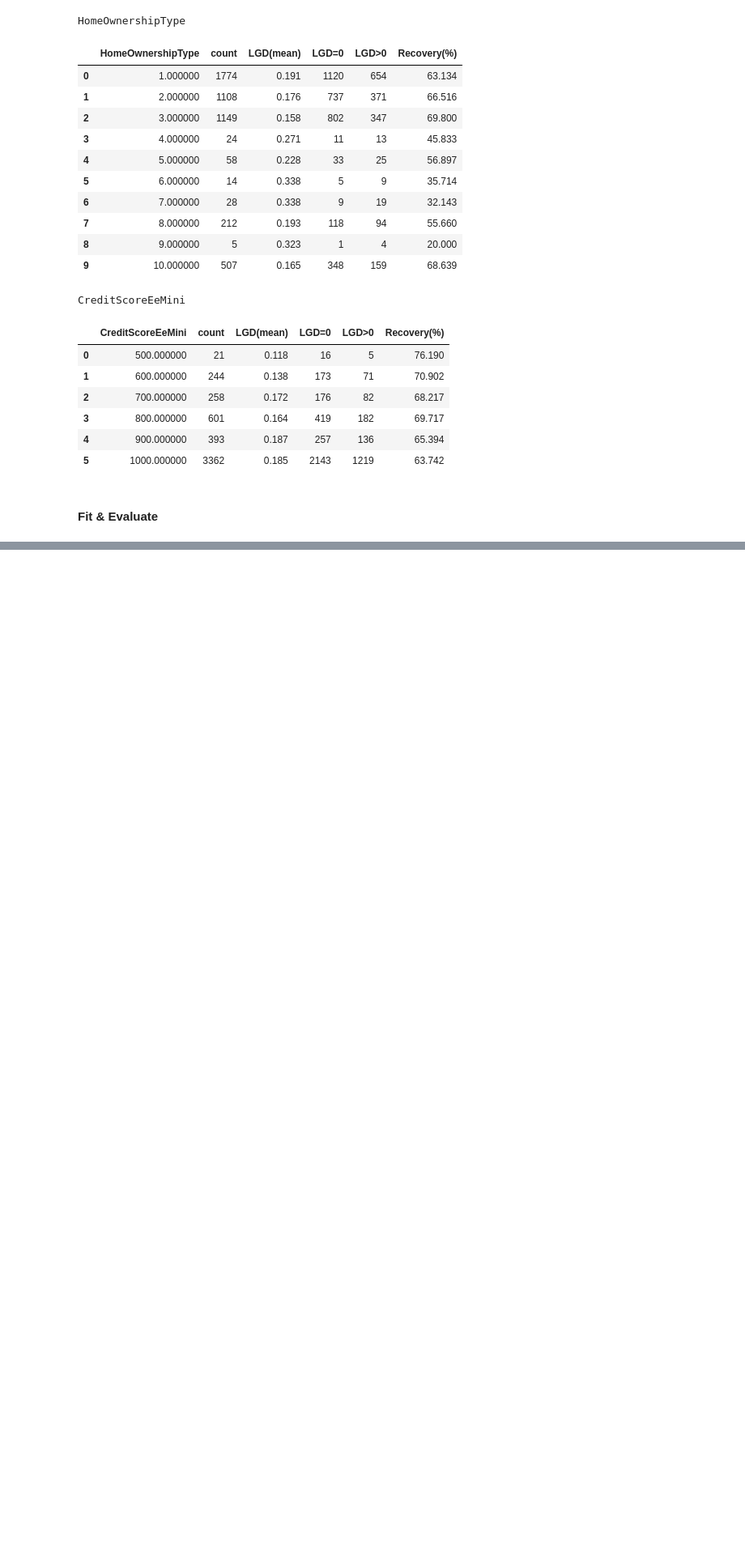
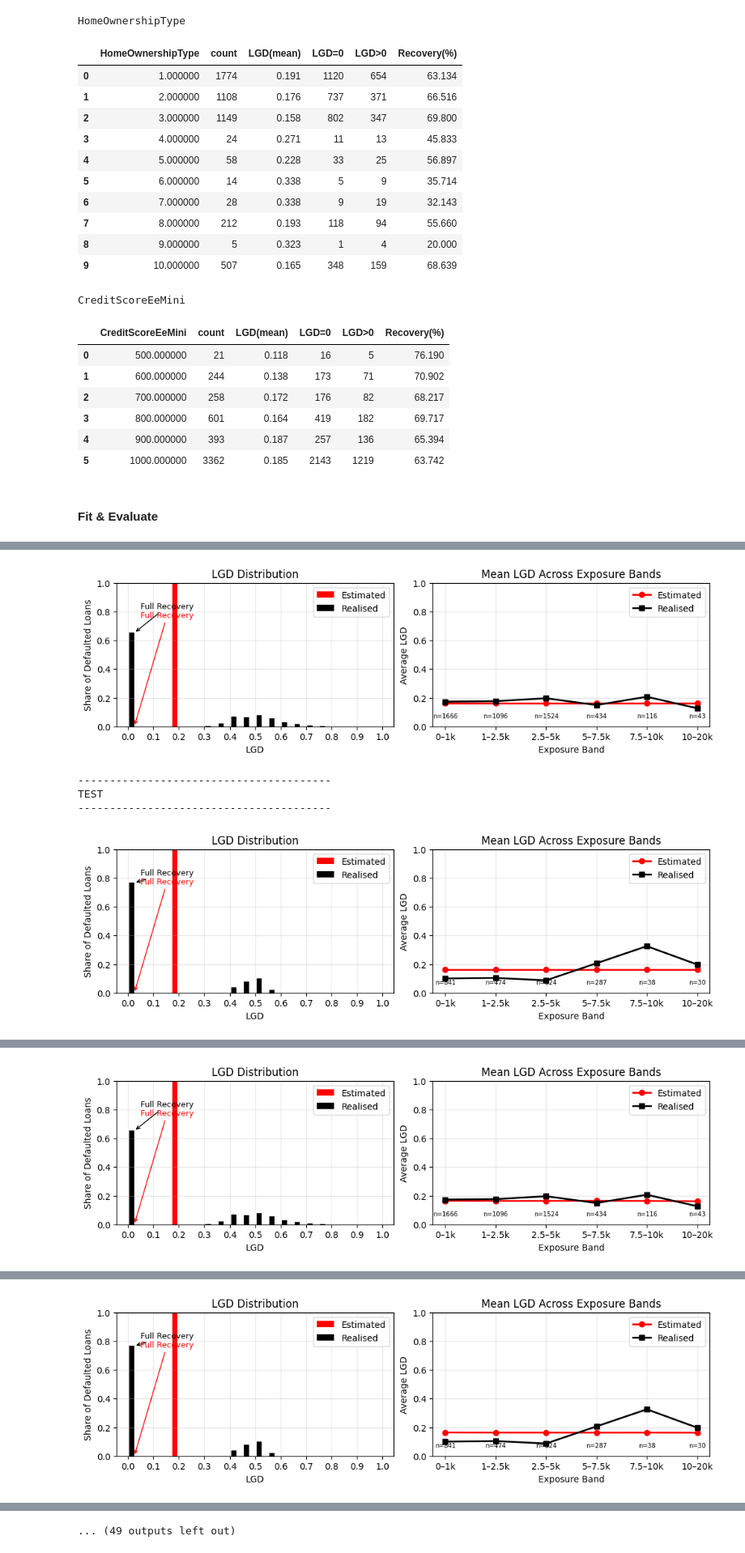
Before and after one commit to kostis2019/CREDIT-RISK-FRAMEWORK, a Jupyter notebook: notebooks/05_LGD_experimenting.ipynb, the cells around one changed output, grey strips where cells are left out. Shown at 81% size. Saved outputs shown, nothing was run; the diff lists cells and outputs as text; code cells hidden in the pictures; blank space fills up the shorter version.

Commit message:
LGD experiments (univariate), model selector

```diff
--- a/notebooks/05_LGD_experimenting.ipynb
+++ b/notebooks/05_LGD_experimenting.ipynb
@@ -114,0 +208,10 @@ explore_variable(variable="LossGivenDefault", yr_start=2016, yr_end=2022, breaks
+# %%
+# special mappings
+
+mapper = SpecialMappings(verbose=False)
+
+print("=== TRAIN ===")
+X_trai = mapper.fit_transform(X_trai)
+
+print("=== TEST ===")
+X_test = mapper.transform(X_test)
@@ -117,7 +282,9 @@ explore_variable(variable="LossGivenDefault", yr_start=2016, yr_end=2022, breaks
 # %% [markdown]
 #### Explore
 # %%
-columns_to_use = [
+# explore lgd & recovery
+
+columns_to_explore = [
     "Age",
     "Gender",
     "Amount",
@@ -135,10 +302,10 @@ columns_to_use = [
     "PreviousRepaymentsBeforeLoan"
 ]
 
-for variable in columns_to_use:
-    if ds_trai[variable].nunique() <= 20:
+for variable in columns_to_explore:
+    if splits["train"]["df"][variable].nunique() <= 20:
         print(variable)
-        variable_vs_lgd(ds_trai, variable)
+        variable_vs_lgd(splits["train"]["df"], variable)
 # %% [output]
 Gender
 |  | Gender | count | LGD(mean) | LGD=0 | LGD>0 | Recovery(%) |
@@ -325,0 +393,52 @@ R2          : -0.126
+# %%
+# loop on experiments
+
+for experiment, method, variable in experiments:
+
+    # fit lgds on training dataset
+
+    lgd_model = fit_lgd(ds_trai, method=method, one_variable=variable)
+
+    # transform lgds on training dataset
+
+    ds_trai   = transform_lgd(ds_trai, lgd_model)
+
+    # transform lgds on testing dataset
+
+    ds_test   = transform_lgd(ds_test, lgd_model)
+
+    # evaluate: calculate metrics
+
+    metrics_trai = my_regression_metrics(ds_trai["LossGivenDefault"], ds_trai["LGD"], dataset_name="TRAIN", verbose=True)
+    metrics_test = my_regression_metrics(ds_test["LossGivenDefault"], ds_test["LGD"], dataset_name="TEST" , verbose=True)
+
+    # append
+
+    metrics_trai["Experiment"] = experiment
+    metrics_trai["Dataset"]    = "TRAIN"
+    metrics_trai["Method"]     = method
+    metrics_trai["Variable"]   = variable
+    experiment_metrics.append(metrics_trai)
+
+    metrics_test["Experiment"] = experiment
+    metrics_test["Dataset"]    = "TEST"
+    metrics_test["Method"]     = method
+    metrics_test["Variable"]   = variable
+    experiment_metrics.append(metrics_test)
+
+    # evaluate: visually
+
+    print("-" * 40)
+    print("TRAIN")
+    print("-" * 40)
+    compare_lgd_distributions(ds_trai)
+    print("-" * 40)
+    print("TEST")
+    print("-" * 40)
+    compare_lgd_distributions(ds_test)
+
+# put together
+
+experiment_metrics = pd.DataFrame(experiment_metrics)
+display(experiment_metrics.sort_values(by=["Experiment", "Dataset"], ascending=[False, False]))
+# %% [output]
@@ -325,0 +465,5 @@ R2          : -0.126
+[figure, added]
+----------------------------------------
+TEST
+----------------------------------------
+[figure, added]
@@ -325,0 +487 @@ R2          : -0.126
+[figure, added]
@@ -325,0 +491 @@ R2          : -0.126
+[figure, added]
@@ -326 +514,2 @@ R2          : -0.126
+... (49 outputs left out)
 # %% [markdown]
```
Also changed, not shown: parts of 27 cells of this notebook, 3 other files.
